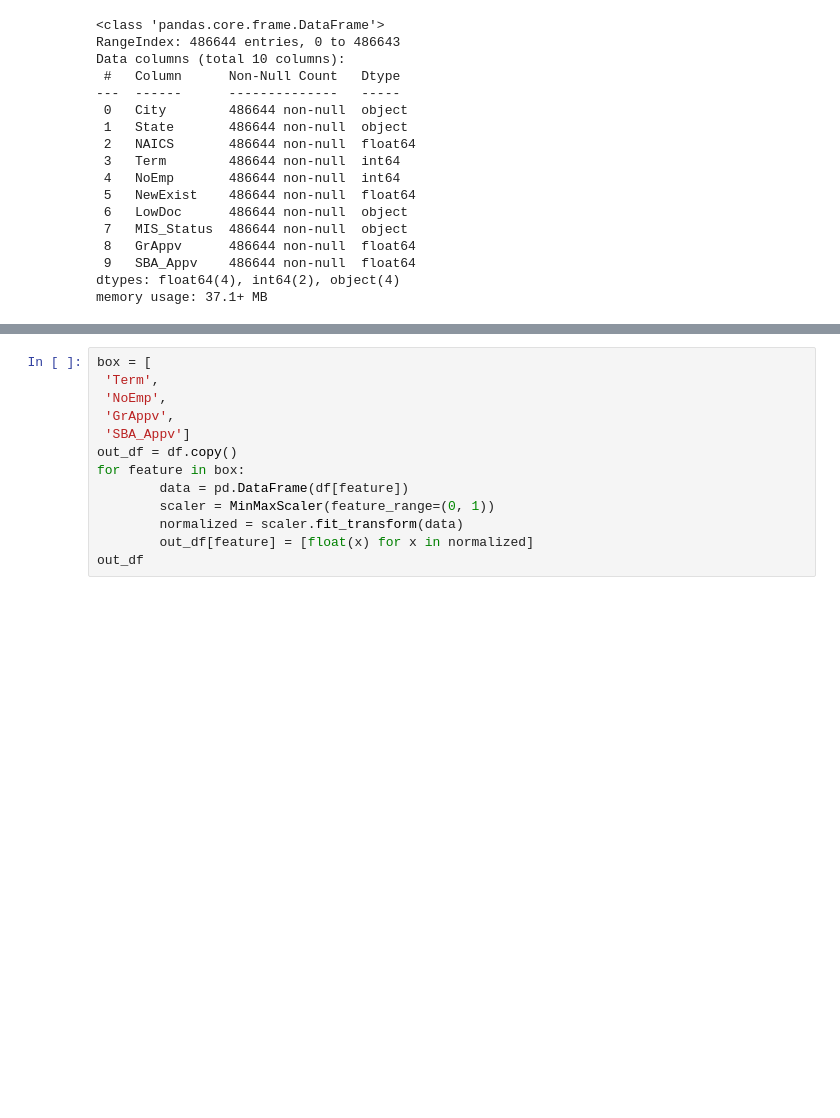
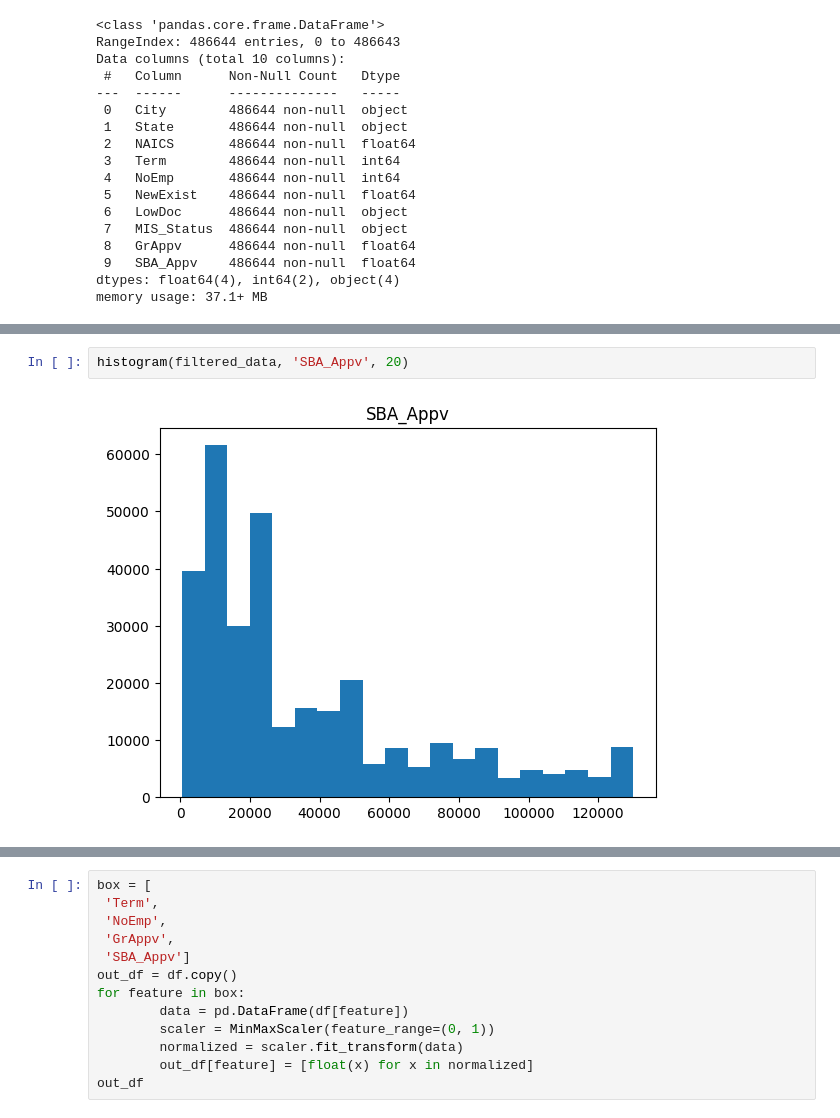
Before and after one commit to sehilnlf/LoanClassification, a Jupyter notebook: Normalization.ipynb, the cells around one changed output, grey strips where cells are left out. Drawn from its saved outputs; the diff is of its cells as text; blank space fills up the shorter version.

```diff
--- a/Normalization.ipynb
+++ b/Normalization.ipynb
@@ -71,0 +143,4 @@ box
+# %%
+histogram(filtered_data, 'SBA_Appv', 20)
+# %% [output]
+[figure, added]
```
Also changed, not shown: parts of 14 cells of this notebook.
